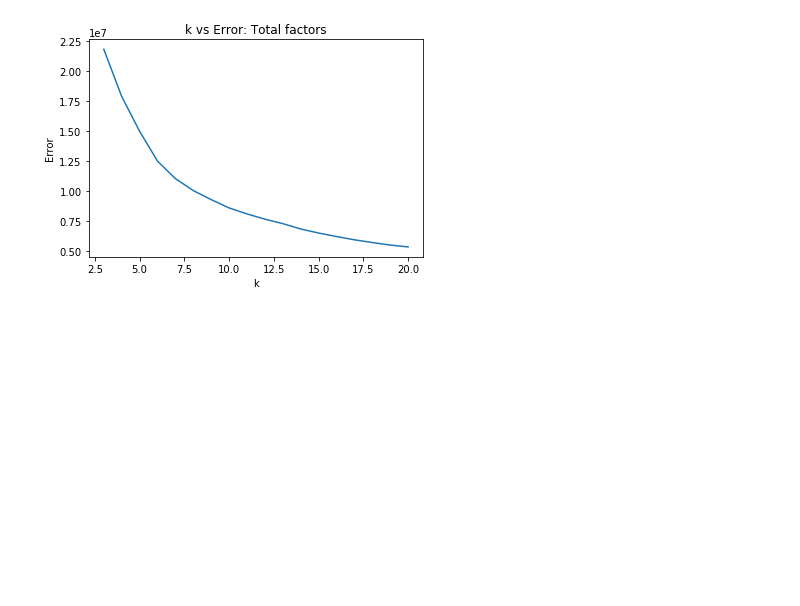
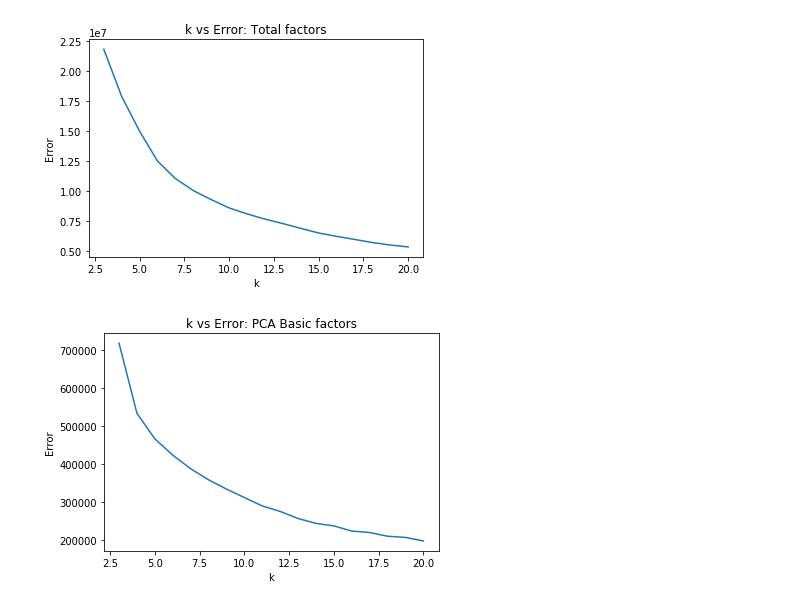
Before and after one commit to Zarand3r/corona_light, a Jupyter notebook: models/clustering/k_means.ipynb, the cells around one changed output. Saved outputs shown, nothing was run; the diff lists cells and outputs as text; code cells hidden in the pictures; blank space fills up the shorter version.

```diff
--- a/models/clustering/k_means.ipynb
+++ b/models/clustering/k_means.ipynb
@@ -19,6 +19,12 @@ DataDemographics = pd.read_csv('data_demographics.csv')
 DataGeography = pd.read_csv('data_geography.csv')
 DataHealth = pd.read_csv('data_health.csv')
 DataTotal = pd.read_csv('data.csv')
+
+PCABasic = pd.read_csv('pca_basic.csv')
+PCADemographics = pd.read_csv('pca_demographics.csv')
+PCAGeography = pd.read_csv('pca_geography.csv')
+PCAHealth = pd.read_csv('pca_health.csv')
+PCATotal = pd.read_csv('pca_total.csv')
 # %%
 # create county index hashtable
 IndexFips = {}
@@ -32,22 +38,32 @@ for row in DataBasic.iterrows():
 # Data Basic
 DataBasic = DataBasic.drop(columns = ['Unnamed: 0', 'FIPS'])
 DataBasic = DataBasic.to_numpy()
+PCABasic = PCABasic.drop(columns = ['Unnamed: 0', 'FIPS'])
+PCABasic = PCABasic.to_numpy()
 
 # Data Demographics
 DataDemographics = DataDemographics.drop(columns = ['Unnamed: 0', 'FIPS'])
 DataDemographics = DataDemographics.to_numpy()
+PCADemographics = PCADemographics.drop(columns = ['Unnamed: 0', 'FIPS'])
+PCADemographics = PCADemographics.to_numpy()
 
 # Data Geography
 DataGeography = DataGeography.drop(columns = ['Unnamed: 0', 'FIPS'])
 DataGeography = DataGeography.to_numpy()
+PCAGeography = PCAGeography.drop(columns = ['Unnamed: 0', 'FIPS'])
+PCAGeography = PCAGeography.to_numpy()
 
 # Data Health
 DataHealth = DataHealth.drop(columns = ['Unnamed: 0', 'FIPS'])
 DataHealth = DataHealth.to_numpy()
+PCAHealth = PCAHealth.drop(columns = ['Unnamed: 0', 'FIPS'])
+PCAHealth = PCAHealth.to_numpy()
 
 # Data Total
 DataTotal = DataTotal.drop(columns = ['Unnamed: 0', 'FIPS'])
 DataTotal = DataTotal.to_numpy()
+PCATotal = PCATotal.drop(columns = ['Unnamed: 0', 'FIPS'])
+PCATotal = PCATotal.to_numpy()
 # %%
 # run k means clustering for each np array. Helper function
 
@@ -109,3 +125,9 @@ clusterTotal = cluster_data(DataTotal, 3, 20)
 plot_data(DataTotal, 3, 20, 'Total')
 # %% [output]
 [figure]
+# %%
+# get and plot PCA datasets
+clusterPCABasic = cluster_data(PCABasic, 3, 20)
+plot_data(PCABasic, 3, 20, 'PCA Basic')
+# %% [output]
+[figure, added]
```
Also changed, not shown: parts of 5 cells of this notebook, 6 other files.
